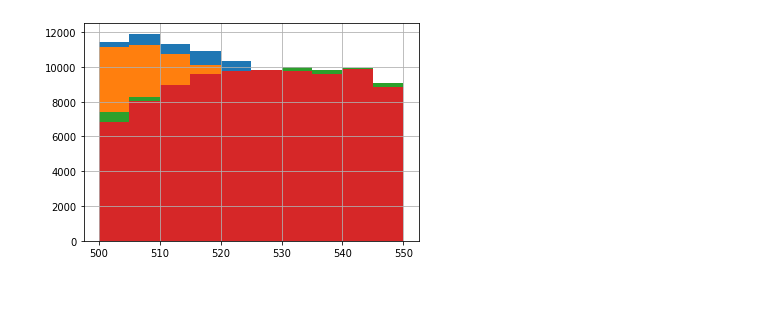
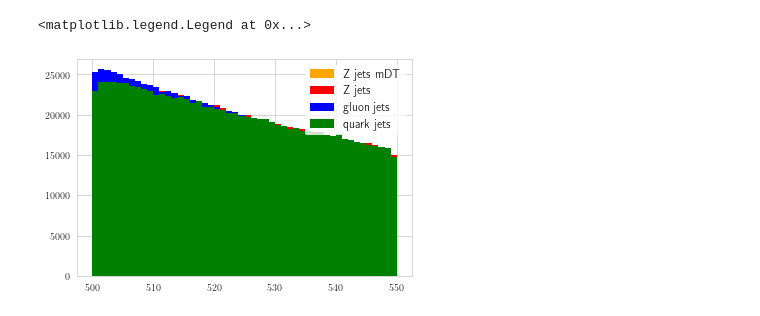
Before and after one commit to matplo/pyjetty, a Jupyter notebook: pyjetty/sandbox/qorg/plot_tau21.ipynb, the cells around one changed output. Drawn from its saved outputs; the diff is of its cells as text; code cells hidden in the pictures.

```diff
--- a/pyjetty/sandbox/qorg/plot_tau21.ipynb
+++ b/pyjetty/sandbox/qorg/plot_tau21.ipynb
@@ -2,15 +2,26 @@
 import uproot
 import matplotlib.pyplot as plt
 import seaborn as sns
+import pandas as pd
 
-# plt.rcParams['text.usetex'] = True
+plt.rcParams['text.usetex'] = True
+
+plt.rcParams['patch.linewidth'] = 0
+plt.rcParams['patch.edgecolor'] = 'none'
+
+sns.set_style("whitegrid")
 # %%
 df_z = {'df': uproot.open('./z_jet_files_jets.root')['tnjets'].arrays(library='pd'),				'color' : 'red', 	'label': 'Z jets'}
-df_zmDT = {'df': uproot.open('./z_jet_files_jets_mDT0.04.root')['tnjets'].arrays(library='pd'),		'color' : 'orange', 	'label': 'Z mDT jets'}
+df_zmDT = {'df': uproot.open('./z_jet_files_jets_mDT0.04.root')['tnjets'].arrays(library='pd'),		'color' : 'orange', 'label': 'Z jets mDT'}
 df_g = {'df': uproot.open('./glue_jet_files_jets.root')['tnjets'].arrays(library='pd'),				'color' : 'blue', 	'label': 'gluon jets'}
 df_q = {'df': uproot.open('./quark_jet_files_jets.root')['tnjets'].arrays(library='pd'),			'color' : 'green', 	'label': 'quark jets'}
-
-ddfs = [df_z, df_zmDT, df_g, df_q]
-for i, ddf in enumerate(ddfs):
-	df = ddf['df']
-	ddf['df_filtered'] = df.loc[(df['pt'] > 500) & (df['pt'] < 550) & (df['tau21']>0)]
+# %%
+ddfs = [df_zmDT, df_z, df_g, df_q]
+for i, ddf in enumerate(ddfs):
+	df = ddf['df']
+	ddf['df']['label'] = ddf['label']
+	ddf['df_filtered'] = df.loc[(df['pt'] > 500) & (df['pt'] < 550) & (df['tau21']>0)]
+
+
+dfall = pd.concat([ddfs[i]['df_filtered'] for i in range(4)], ignore_index=True)
+dfall.describe(include='all')
@@ -16,0 +65,10 @@ for i, ddf in enumerate(ddfs):
+# %%
+plt.rcParams['patch.linewidth'] = 0
+plt.rcParams['patch.edgecolor'] = 'none'
+_p = sns.displot(data=dfall, x='tau21', hue='label', kind='kde', palette = 'deep')
+plt.legend(prop={'size': 12}, title='')
+_p._legend.set_title('')
+# https://stackoverflow.com/questions/45201514/how-to-edit-a-seaborn-legend-title-and-labels-for-figure-level-functions
+plt.title(r'$\tau_{2}/\tau_{1}$ $R=0.8$ $500 < p_{T}^{\mathrm{jet}} < 550$ $\mathrm{GeV}/c$', fontsize=18)
+plt.xlabel(r'$\tau_{2}/\tau_{1}$', fontsize=16)
+plt.ylabel('Density', fontsize=16)
@@ -17,6 +79,8 @@ for i, ddf in enumerate(ddfs):
 # %%
 for i, ddf in enumerate(ddfs):
 	df = ddf['df_filtered']
-	hist = df['pt'].hist()
+	hist = df['pt'].hist(color=ddf['color'], bins=50, label=ddf['label'])
+plt.legend(prop={'size': 12})
 # %% [output]
+<matplotlib.legend.Legend at 0x...>
-[figure, old version]
+[figure, new version]
```
Also changed, not shown: parts of 6 cells of this notebook, 1 other file.
